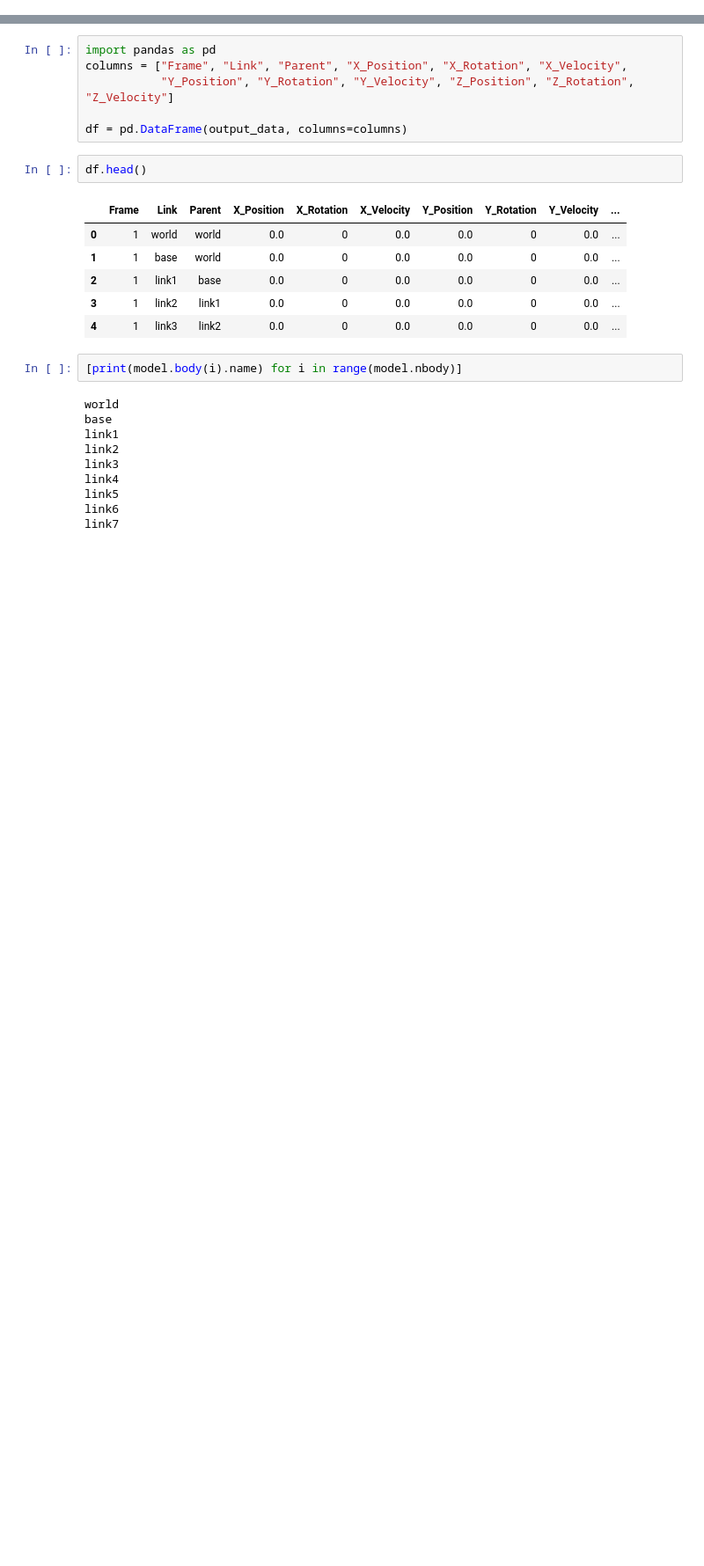
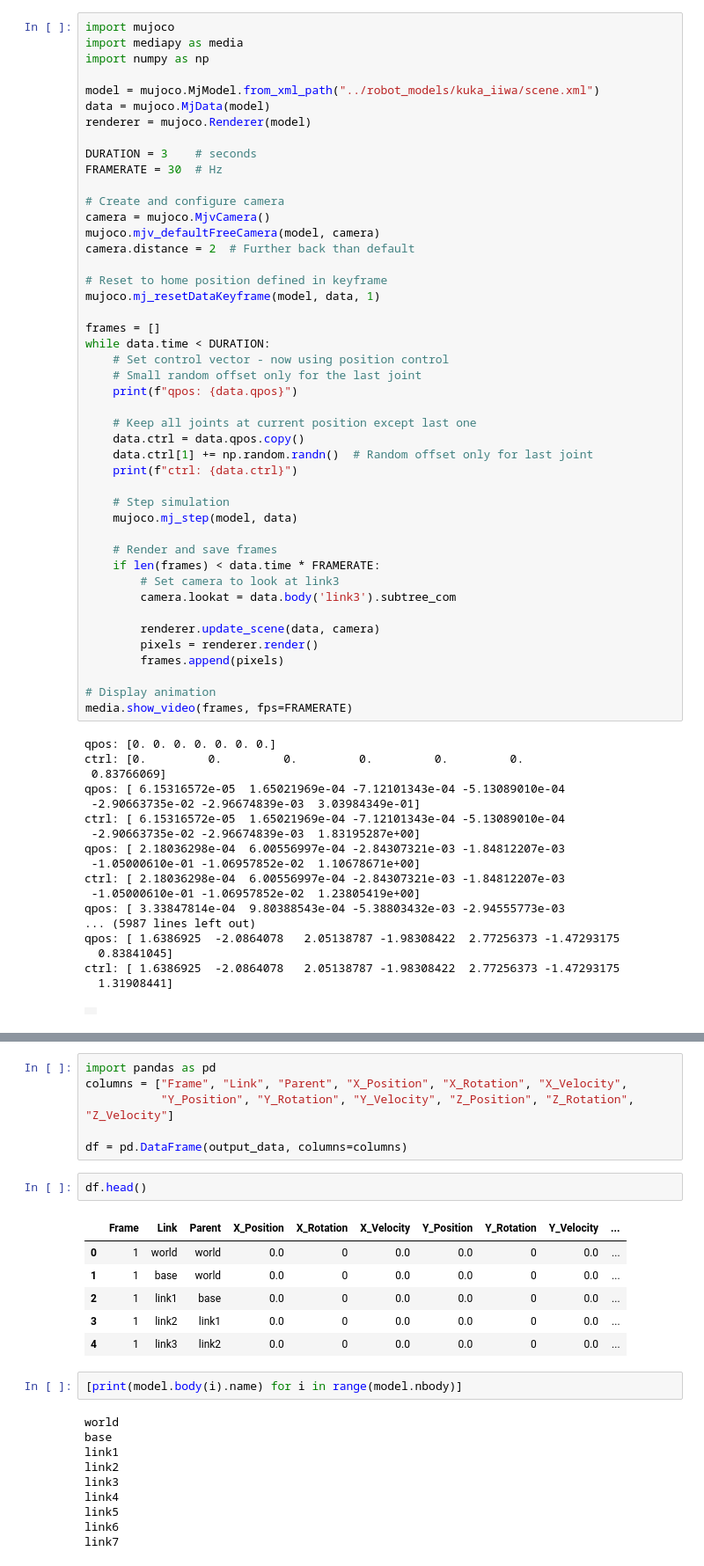
Before and after one commit to apandy02/robot_animation, a Jupyter notebook: experimentation/playground.ipynb, the cells around one changed output, grey strips where cells are left out. Shown at 88% size. Cells and saved outputs as stored; diff of their text form; blank space fills up the shorter version.

```diff
--- a/experimentation/playground.ipynb
+++ b/experimentation/playground.ipynb
@@ -47,0 +1,64 @@ for i in range(model.nbody):
+# %%
+import mujoco
+import mediapy as media
+import numpy as np
+
+model = mujoco.MjModel.from_xml_path("../robot_models/kuka_iiwa/scene.xml")
+data = mujoco.MjData(model)
+renderer = mujoco.Renderer(model)
+
+DURATION = 3    # seconds
+FRAMERATE = 30  # Hz
+
+# Create and configure camera
+camera = mujoco.MjvCamera()
+mujoco.mjv_defaultFreeCamera(model, camera)
+camera.distance = 2  # Further back than default
+
+# Reset to home position defined in keyframe
+mujoco.mj_resetDataKeyframe(model, data, 1)
+
+frames = []
+while data.time < DURATION:
+    # Set control vector - now using position control
+    # Small random offset only for the last joint
+    print(f"qpos: {data.qpos}")
+
+    # Keep all joints at current position except last one
+    data.ctrl = data.qpos.copy()
+    data.ctrl[1] += np.random.randn()  # Random offset only for last joint
+    print(f"ctrl: {data.ctrl}")
+
+    # Step simulation
+    mujoco.mj_step(model, data)
+
+    # Render and save frames
+    if len(frames) < data.time * FRAMERATE:
+        # Set camera to look at link3
+        camera.lookat = data.body('link3').subtree_com
+
+        renderer.update_scene(data, camera)
+        pixels = renderer.render()
+        frames.append(pixels)
+
+# Display animation
+media.show_video(frames, fps=FRAMERATE)
+# %% [output]
+qpos: [0. 0. 0. 0. 0. 0. 0.]
+ctrl: [0.         0.         0.         0.         0.         0.
+ 0.83766069]
+qpos: [ 6.15316572e-05  1.65021969e-04 -7.12101343e-04 -5.13089010e-04
+ -2.90663735e-02 -2.96674839e-03  3.03984349e-01]
+ctrl: [ 6.15316572e-05  1.65021969e-04 -7.12101343e-04 -5.13089010e-04
+ -2.90663735e-02 -2.96674839e-03  1.83195287e+00]
+qpos: [ 2.18036298e-04  6.00556997e-04 -2.84307321e-03 -1.84812207e-03
+ -1.05000610e-01 -1.06957852e-02  1.10678671e+00]
+ctrl: [ 2.18036298e-04  6.00556997e-04 -2.84307321e-03 -1.84812207e-03
+ -1.05000610e-01 -1.06957852e-02  1.23805419e+00]
+qpos: [ 3.33847814e-04  9.80388543e-04 -5.38803432e-03 -2.94555773e-03
+... (5987 lines left out)
+qpos: [ 1.6386925  -2.0864078   2.05138787 -1.98308422  2.77256373 -1.47293175
+  0.83841045]
+ctrl: [ 1.6386925  -2.0864078   2.05138787 -1.98308422  2.77256373 -1.47293175
+  1.31908441]
+|  |
```
Also changed, not shown: parts of 5 cells of this notebook, 2 other files.
